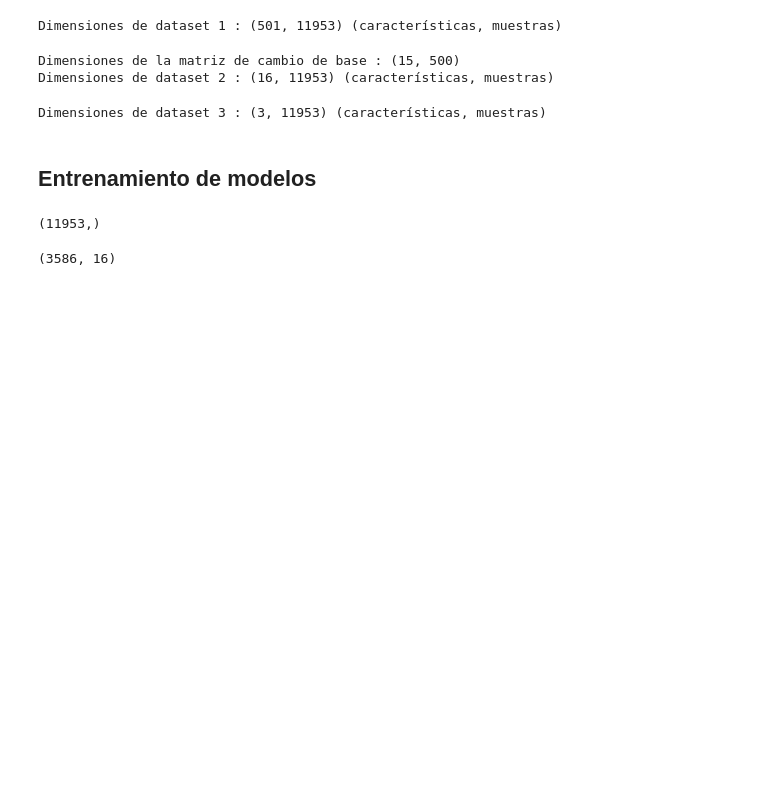
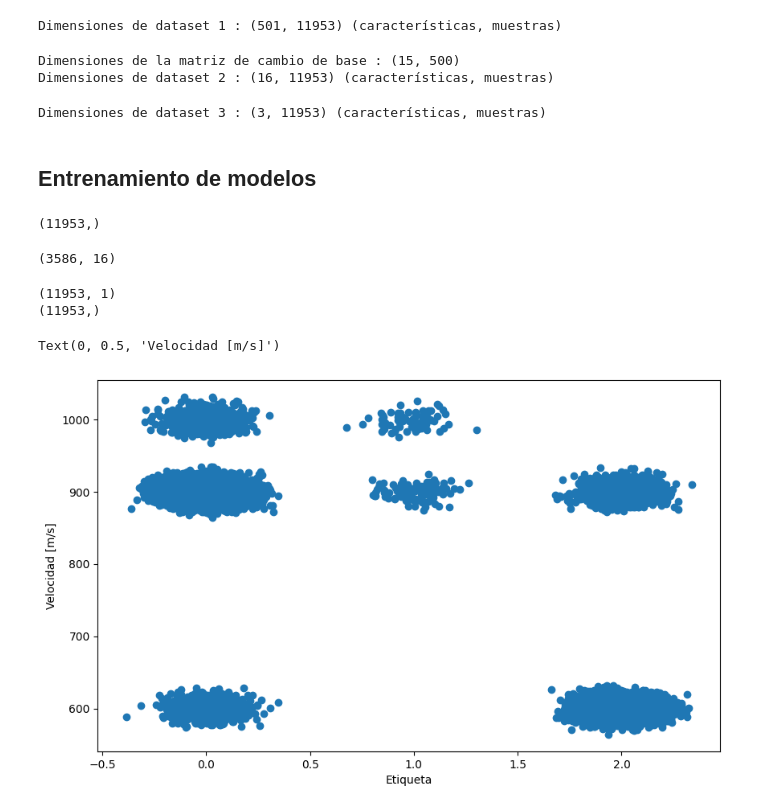
Before and after one commit to alfredorguez/CCODA, a Jupyter notebook: docs/algoritmosML.ipynb, the cells around one changed output. Saved outputs shown, nothing was run; the diff lists cells and outputs as text; code cells hidden in the pictures; blank space fills up the shorter version.

```diff
--- a/docs/algoritmosML.ipynb
+++ b/docs/algoritmosML.ipynb
@@ -155,3 +202,17 @@ numeric_columns = results_df.select_dtypes(include=[np.number]).columns
 results_df[numeric_columns] = results_df[numeric_columns].map(lambda x: f"{x*100:.2f}")
 
 results_df.to_csv("resultadosClasificacion.csv", index=False)
+# %%
+print(Y.shape)
+print(U[:,0].shape)
+# %% [output]
+(11953, 1)
+(11953,)
+# %%
+plt.figure(figsize=(10, 6))
+plt.scatter(Y.ravel()+0.1*np.random.randn(Y.shape[0]), U[:,0].ravel()+10*np.random.randn(U[:,0].shape[0]))
+plt.xlabel('Etiqueta')
+plt.ylabel('Velocidad [m/s]')
+# %% [output]
+Text(0, 0.5, 'Velocidad [m/s]')
+[figure, added]
```
Also changed, not shown: parts of 5 cells of this notebook, 11 other files.
